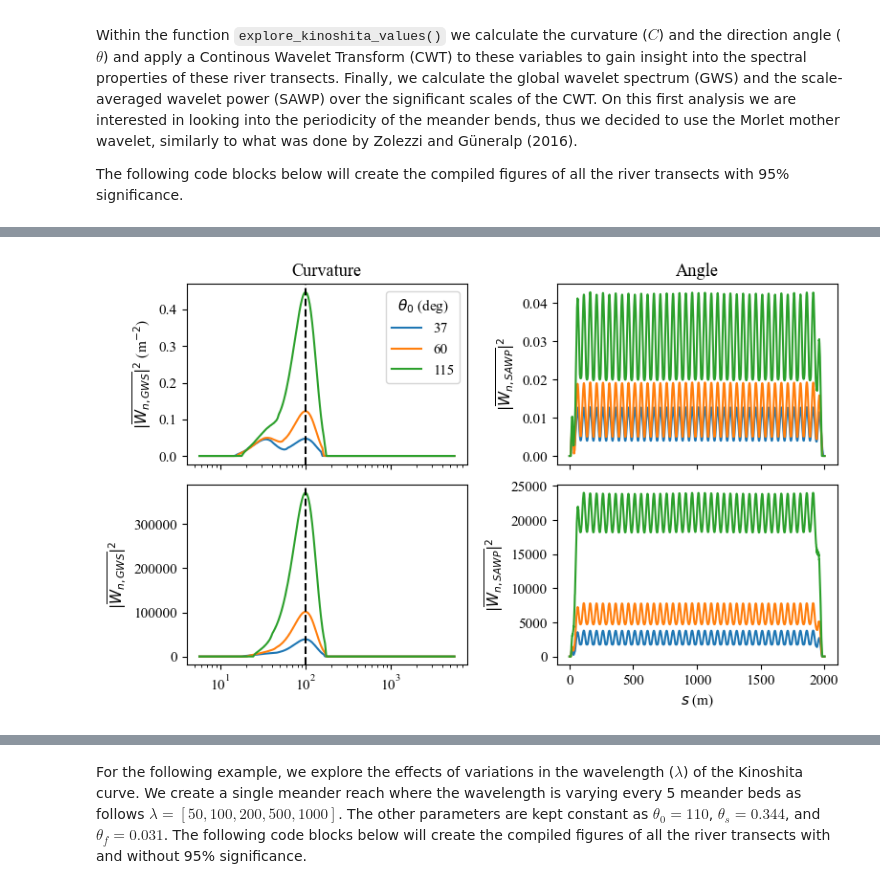
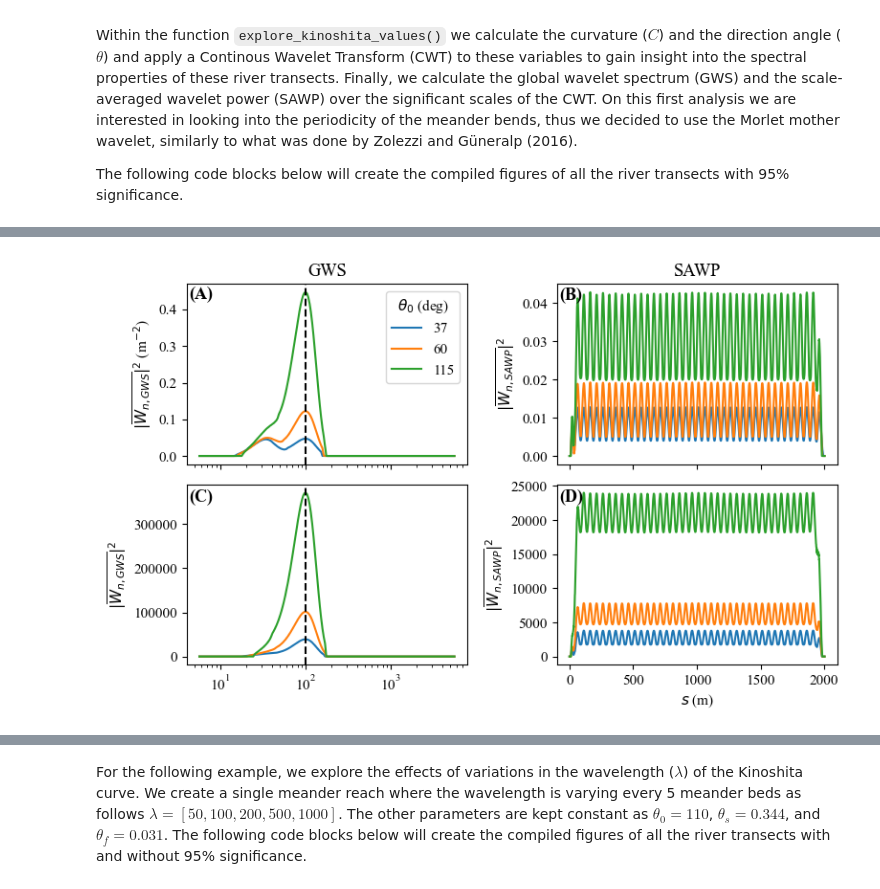
Before and after one commit to gomezvelezlab/WigglyRivers, a Jupyter notebook: examples/workflows/Synthetic_Rivers/Kinoshita_Examples.ipynb, the cells around one changed output, grey strips where cells are left out. Drawn from its saved outputs; the diff is of its cells as text; code cells hidden in the pictures.

```diff
--- a/examples/workflows/Synthetic_Rivers/Kinoshita_Examples.ipynb
+++ b/examples/workflows/Synthetic_Rivers/Kinoshita_Examples.ipynb
@@ -325,11 +325,11 @@ s_m_theta_full = s_m_full[indices]
 # ---------------------------
 # Plot Scale tree
 # ---------------------------
-fs = 12
-mpl.rcParams['font.size'] = fs
-mpl.rcParams['font.family'] = 'Times New Roman'
-rivers_k[id_river].plot_tree_nodes(markersize=1, linewidth=0.5)
-plt.show()
+# fs = 12
+# mpl.rcParams['font.size'] = fs
+# mpl.rcParams['font.family'] = 'Times New Roman'
+# rivers_k[id_river].plot_tree_nodes(markersize=1, linewidth=0.5)
+# plt.show()
 # ---------------------------
 # Plot Idelized planimetry
 # ---------------------------
@@ -626,11 +625,13 @@ for i in range(len(theta_0)):
 # --------------------
 # Plot GWS information
 # --------------------
+fs = 11
+mpl.rcParams['font.size'] = fs
 plt.close('all')
 f, ax = plt.subplots(2, 2, figsize=(8, 5), sharex='col')
 ax = ax.ravel()
 i_dat = 0
-ax[i_dat].set_title('Curvature')
+ax[i_dat].set_title('GWS')
 for i in range(len(theta_0)):
     ax[i_dat].plot(results_theta['rivers'][i]['0'].cwt_wavelength_c,
                    results_theta['rivers'][i]['0'].cwt_gws_c_sig,
@@ -651,33 +652,40 @@ for i in range(len(theta_0)):
 ax[i_dat].set_ylabel(r"$|\overline{W_{n,GWS}}|^2$")
 ax[i_dat].axvline(lambda_value, color='k', linestyle='--')
 ax[i_dat].set_xscale('log')
 
 i_dat = 1
-ax[i_dat].set_title('Angle')
+ax[i_dat].set_title('SAWP')
 for i in range(len(theta_0)):
     ax[i_dat].plot(results_theta['rivers'][i]['0'].s,
                    results_theta['rivers'][i]['0'].cwt_sawp_c_sig,
                    label=f'{theta_0[i]:.0f}')
 # ax[i_dat].set_xlabel('Wavelength (m)')
 ax[i_dat].set_ylabel(r"$|\overline{W_{n,SAWP}}|^2$")
 # ax[i_dat].axvline(lambda_value, color='k', linestyle='--')
 # ax[i_dat].set_ylabel('Power$^2$')
 # ax[i_dat].set_xscale('log')
 # ax[i_dat].legend(title='$\\theta_0$ (deg)')
 
 i_dat = 3
 # ax[i_dat].set_title('Angle')
 for i in range(len(theta_0)):
     ax[i_dat].plot(results_theta['rivers'][i]['0'].s,
              results_theta['rivers'][i]['0'].cwt_sawp_angle_sig,
              label=f'{theta_0[i]:.0f}')
 ax[i_dat].set_ylabel(r"$|\overline{W_{n,SAWP}}|^2$")
 ax[i_dat].set_xlabel('$s$ (m)')
 # ax[i_dat].set_xlim([160, 160+50])
 
+# Literals
+f.text(0.145, 0.89, '(A)', ha='center', fontsize=fs + 2, weight='bold')
+f.text(0.629, 0.89, '(B)', ha='center', fontsize=fs + 2, weight='bold')
+f.text(0.145, 0.469, '(C)', ha='center', fontsize=fs + 2, weight='bold')
+f.text(0.629, 0.469, '(D)', ha='center', fontsize=fs + 2, weight='bold')
+
 
 plt.tight_layout()
-plt.savefig(f'kinoshita_results/compare_GWS_theta_angle.png', dpi=500)
+utl.cr_folder('../manuscript_figures/')
+plt.savefig(f'../manuscript_figures/Figure_06_compare_GWS_theta_angle.png', dpi=500)
 plt.show()
 # %% [output]
-[figure, old version]
+[figure, new version]
```
Also changed, not shown: parts of 21 cells of this notebook.
